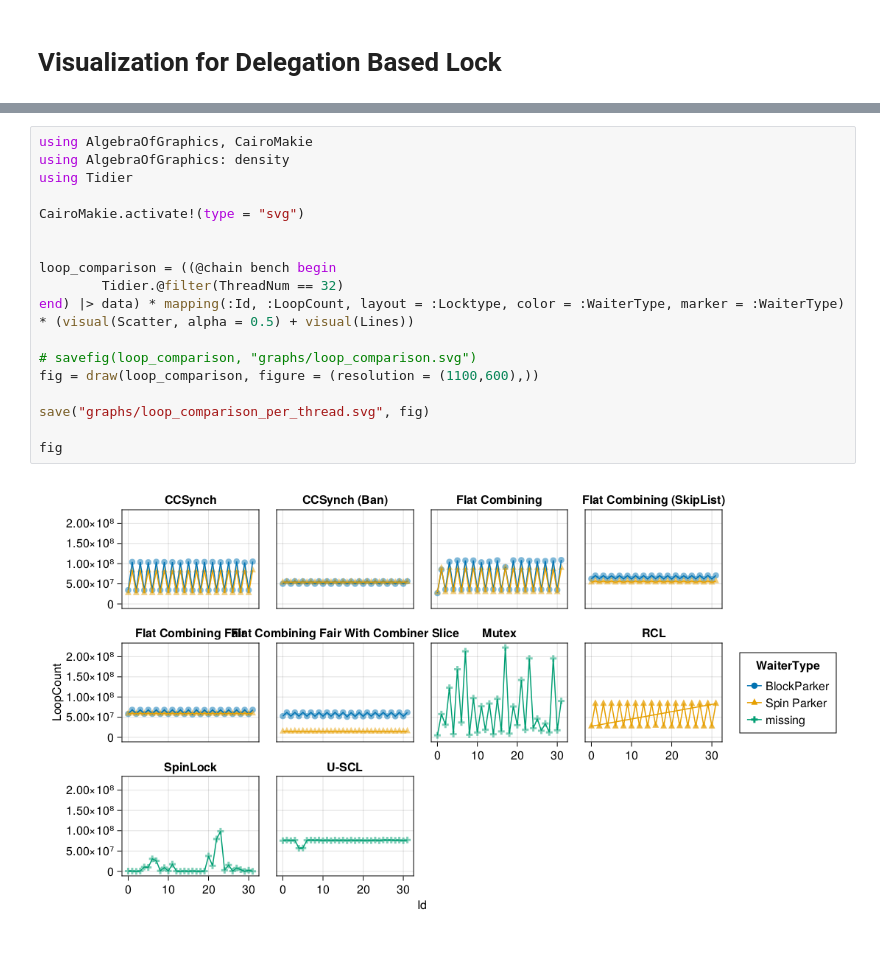
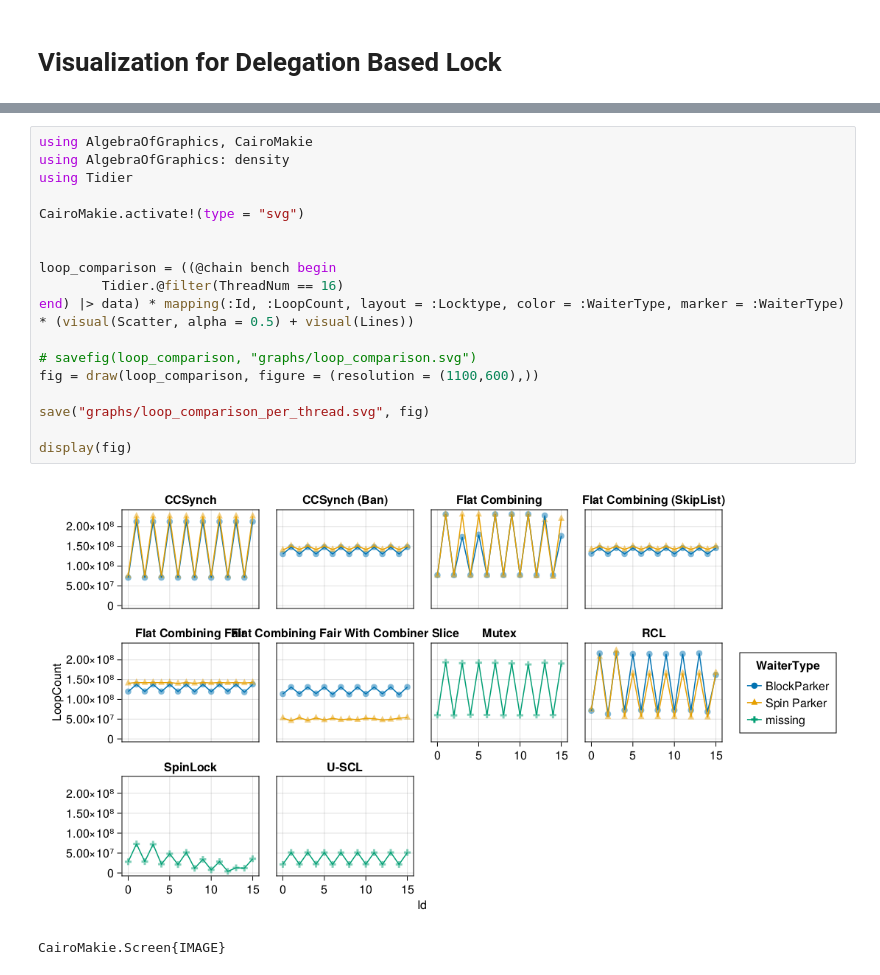
Before and after one commit to taooceros/Locks, a Jupyter notebook: visualization/graph.ipynb, the cells around one changed output, grey strips where cells are left out. Drawn from its saved outputs; the diff is of its cells as text.

```diff
--- a/visualization/graph.ipynb
+++ b/visualization/graph.ipynb
@@ -49,20 +53,21 @@ fig
 # %%
 using AlgebraOfGraphics, CairoMakie
 using AlgebraOfGraphics: density
 using Tidier
 
 CairoMakie.activate!(type = "svg")
 
 
 loop_comparison = ((@chain bench begin
-        Tidier.@filter(ThreadNum == 32)
+        Tidier.@filter(ThreadNum == 16)
 end) |> data) * mapping(:Id, :LoopCount, layout = :Locktype, color = :WaiterType, marker = :WaiterType) * (visual(Scatter, alpha = 0.5) + visual(Lines))
 
 # savefig(loop_comparison, "graphs/loop_comparison.svg")
 fig = draw(loop_comparison, figure = (resolution = (1100,600),))
 
 save("graphs/loop_comparison_per_thread.svg", fig)
 
-fig
+display(fig)
 # %% [output]
-[figure, old version]
+[figure, new version]
+CairoMakie.Screen{IMAGE}
```
Also changed, not shown: parts of 6 cells of this notebook, 13 other files.
